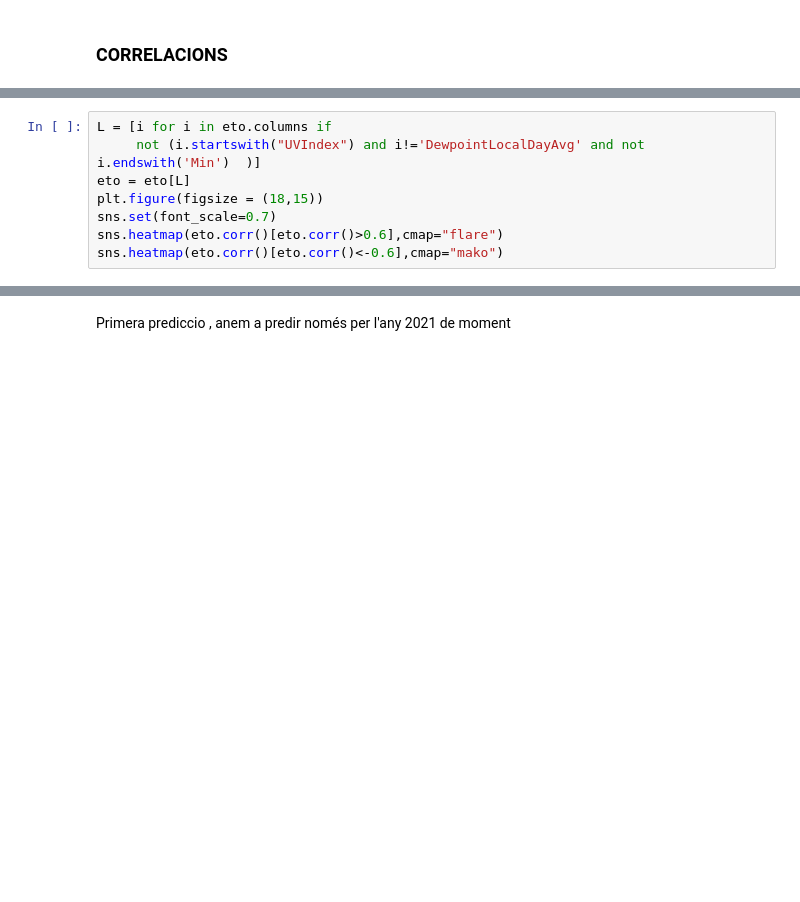
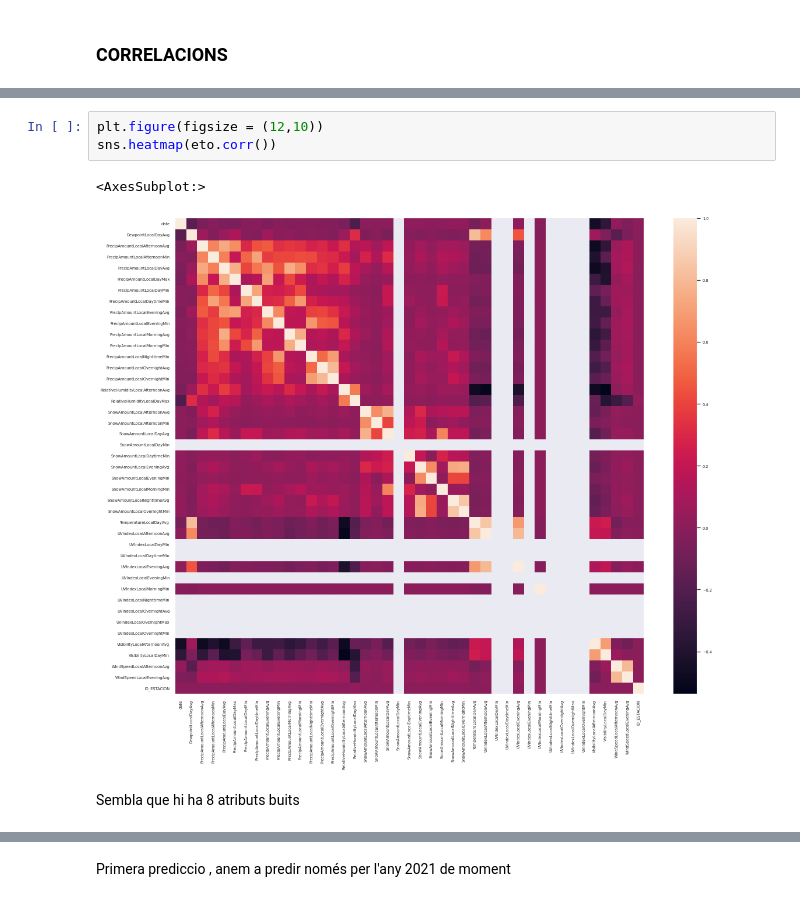
Before and after one commit to AlbertRoca29/The-Wine-Project, a Jupyter notebook: script_exploración.ipynb, the cells around one changed output, grey strips where cells are left out. Cells and saved outputs as stored; diff of their text form; blank space fills up the shorter version.

```diff
--- a/script_exploración.ipynb
+++ b/script_exploración.ipynb
@@ -272,8 +244,0 @@ Dels UVIndex els borro tots excepte Els minim, i el UVIndexLocalDayAvg
-# %%
-L = [i for i in eto.columns if
-     not (i.startswith("UVIndex") and i!='DewpointLocalDayAvg' and not i.endswith('Min')  )]
-eto = eto[L]
-plt.figure(figsize = (18,15))
-sns.set(font_scale=0.7)
-sns.heatmap(eto.corr()[eto.corr()>0.6],cmap="flare")
-sns.heatmap(eto.corr()[eto.corr()<-0.6],cmap="mako")
@@ -299,0 +255,8 @@ print(c.dropna(how='all').stack().index.tolist())
+# %%
+plt.figure(figsize = (12,10))
+sns.heatmap(eto.corr())
+# %% [output]
+<AxesSubplot:>
+[figure, added]
+# %% [markdown]
+Sembla que hi ha 8 atributs buits
```
Also changed, not shown: parts of 32 cells of this notebook.
